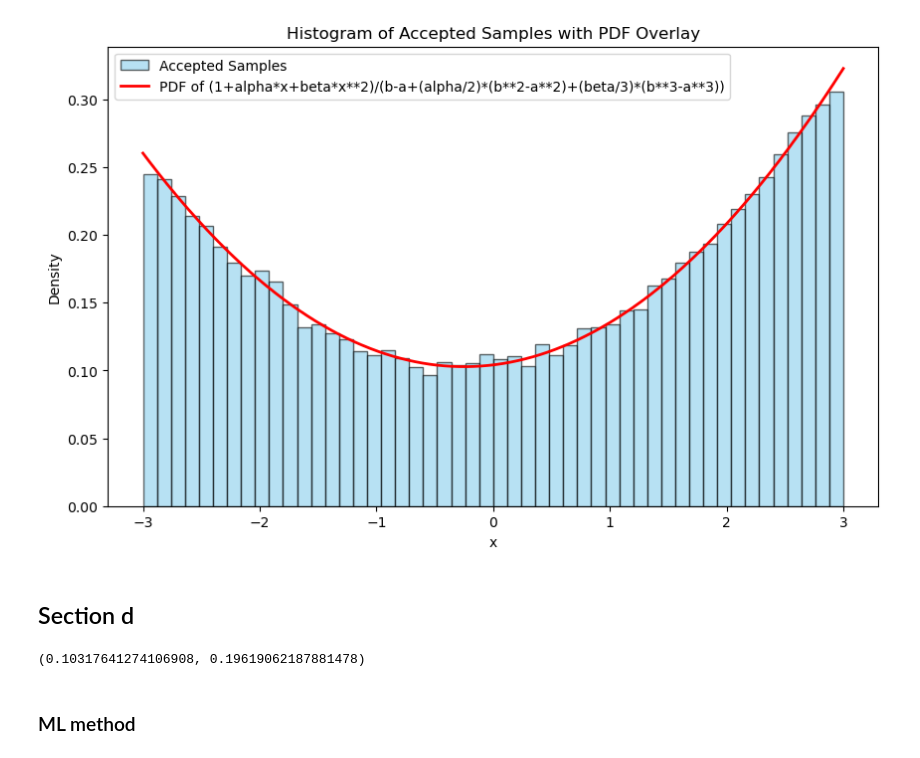
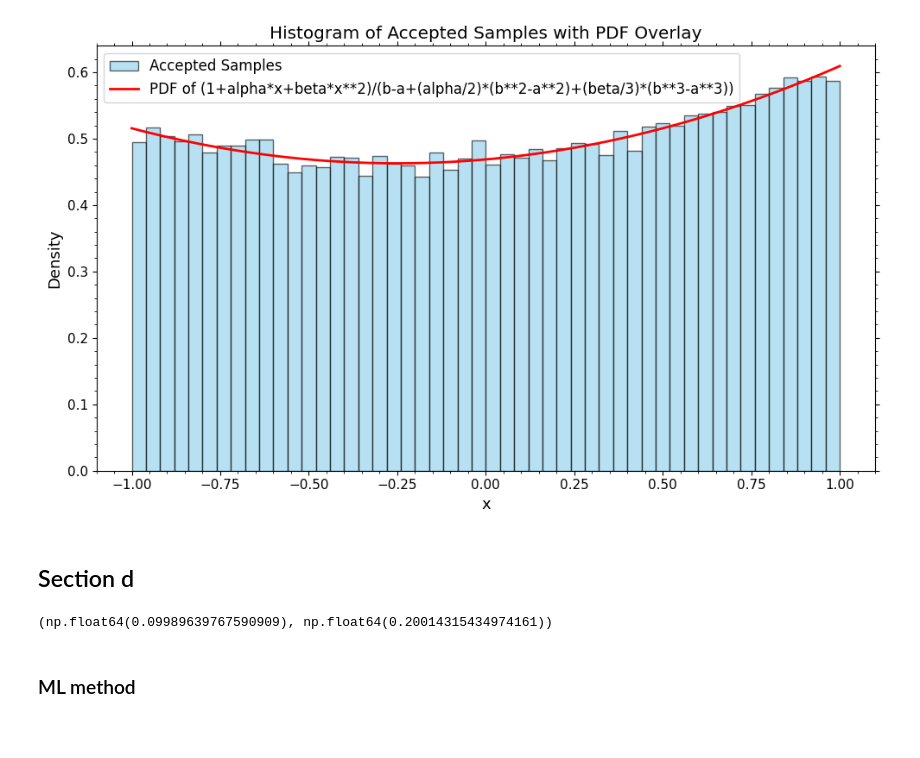
Before and after one commit to AndreaSainz/DIS, a Jupyter notebook: S1/Problem_sheet_3/Problem1_S1.ipynb, the cells around one changed output. Cells and saved outputs as stored; diff of their text form; code cells hidden in the pictures; blank space fills up the shorter version.

```diff
--- a/S1/Problem_sheet_3/Problem1_S1.ipynb
+++ b/S1/Problem_sheet_3/Problem1_S1.ipynb
@@ -8,9 +8,10 @@ from scipy.integrate import quad
 from sympy import *
 from sympy.abc import x
 np.random.seed(210187)
+import pandas as pd
 
 import matplotlib.pyplot as plt
-#plt.style.use(r"/Users/andreasainz/Documents/DIS/First term code/DIS/mphil.mplstyle")
+plt.style.use('../../mphil.mplstyle')
 # %%
 def acept_reject(x_o, x_f, function, N):
     X=[]
@@ -34,30 +35,30 @@ def function(x,alpha,beta):
     b=x_f
     return (1+alpha*x+beta*x**2)/(b-a+(alpha/2)*(b**2-a**2)+(beta/3)*(b**3-a**3))
 # %%
-x_o=-3;x_f=3;N=100000;function=function; alpha = 0.1; beta=0.2
+x_o=-1;x_f=1;N=100000;function=function; alpha = 0.1; beta=0.2
 X = acept_reject(x_o, x_f,  function, N)
 # %%
 # Generar el histograma con la PDF superpuesta
 plt.figure(figsize=(10, 6))
 
 # Histograma de las muestras aceptadas
 plt.hist(X, bins=50, density=True, color="skyblue", edgecolor="black", alpha=0.6, label="Accepted Samples")
 
 # Valores de x para graficar la PDF teórica
 x_vals = np.linspace(x_o, x_f, N)
 pdf_vals = function(x_vals,alpha,beta)
 result, error = quad(function, x_o, x_f,args=(alpha, beta))
-plt.plot(x_vals, pdf_vals/result, color="red", linewidth=2, label="PDF of (1+alpha*x+beta*x**2)/(b-a+(alpha/2)*(b**2-a**2)+(beta/3)*(b**3-a**3))")  # Normalización
-
+plt.plot(x_vals, pdf_vals, color="red", linewidth=2, label="PDF of (1+alpha*x+beta*x**2)/(b-a+(alpha/2)*(b**2-a**2)+(beta/3)*(b**3-a**3))")  # Normalización
+#/result
 
 # Etiquetas y título
 plt.xlabel("x")
 plt.ylabel("Density")
 plt.title("Histogram of Accepted Samples with PDF Overlay")
 plt.legend()
 plt.show()
 # %% [output]
-[figure, old version]
+[figure, new version]
 # %% [markdown]
 ## Section d
 # %%
@@ -83,7 +84,7 @@ def MLE(X):
 bet, alfa = MLE(X)
 alfa, bet
 # %% [output]
-(0.10317641274106908, 0.19619062187881478)
+(np.float64(0.09989639767590909), np.float64(0.20014315434974161))
 # %% [markdown]
 ### ML method
 # %%
```
Also changed, not shown: parts of 4 cells of this notebook, 2 other files.
